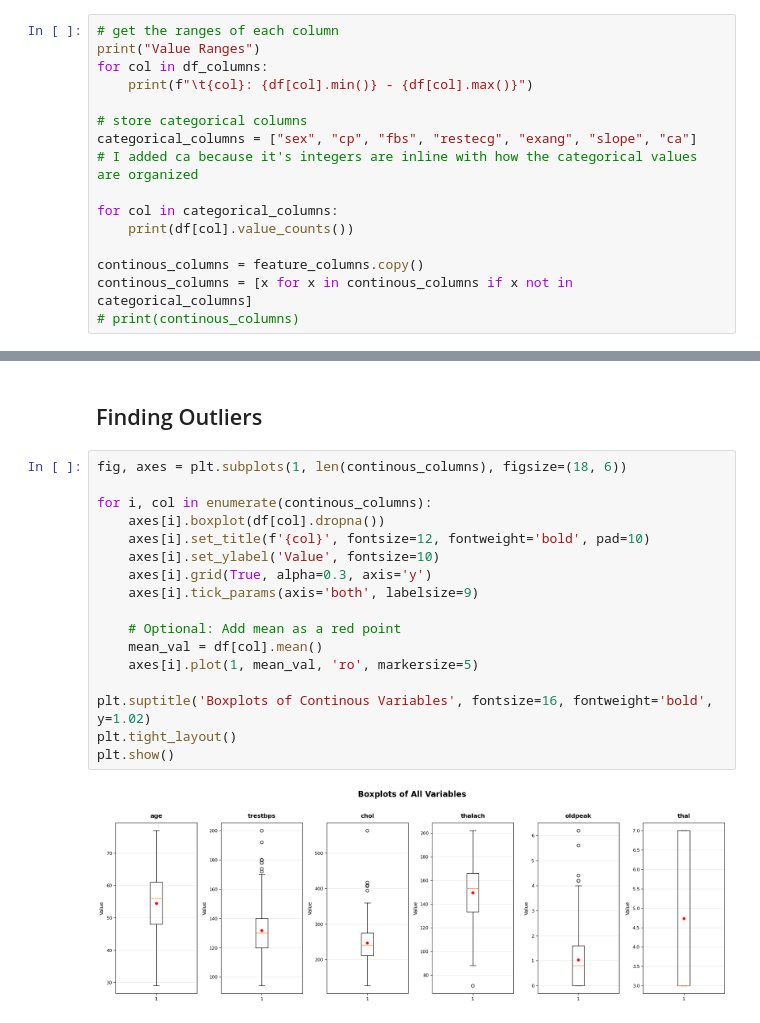
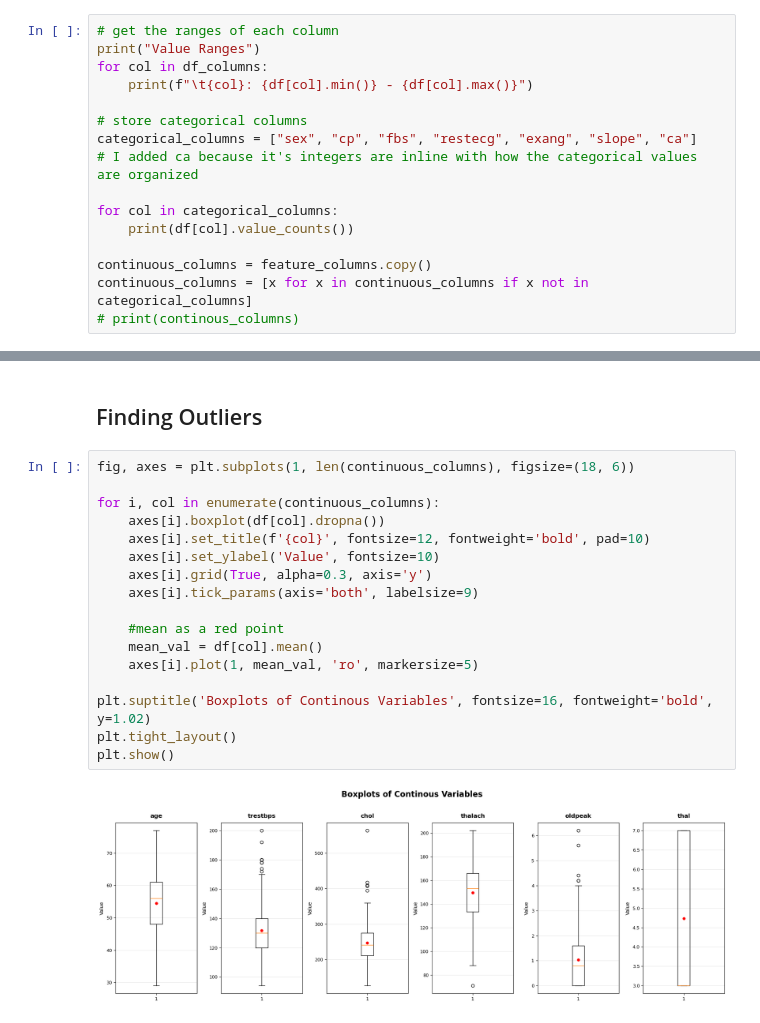
Before and after one commit to luis-jmtz/Heart_Disease_ML_Model_Comparison, a Jupyter notebook: data_cleaning_and_eda.ipynb, the cells around one changed output, grey strips where cells are left out. Cells and saved outputs as stored; diff of their text form.

```diff
--- a/data_cleaning_and_eda.ipynb
+++ b/data_cleaning_and_eda.ipynb
@@ -108,8 +109,8 @@ categorical_columns = ["sex", "cp", "fbs", "restecg", "exang", "slope", "ca"]
 for col in categorical_columns:
     print(df[col].value_counts())
 
-continous_columns = feature_columns.copy()
-continous_columns = [x for x in continous_columns if x not in categorical_columns]
+continuous_columns = feature_columns.copy()
+continuous_columns = [x for x in continuous_columns if x not in categorical_columns]
 # print(continous_columns)
 # %% [output]
 Value Ranges
@@ -188,22 +189,22 @@ I still have to check for outliers, but I believe I will either be able to drop
 # %% [markdown]
 ## Finding Outliers
 # %%
-fig, axes = plt.subplots(1, len(continous_columns), figsize=(18, 6))
+fig, axes = plt.subplots(1, len(continuous_columns), figsize=(18, 6))
 
-for i, col in enumerate(continous_columns):
+for i, col in enumerate(continuous_columns):
     axes[i].boxplot(df[col].dropna())
     axes[i].set_title(f'{col}', fontsize=12, fontweight='bold', pad=10)
     axes[i].set_ylabel('Value', fontsize=10)
     axes[i].grid(True, alpha=0.3, axis='y')
     axes[i].tick_params(axis='both', labelsize=9)
 
-    # Optional: Add mean as a red point
+    #mean as a red point
     mean_val = df[col].mean()
     axes[i].plot(1, mean_val, 'ro', markersize=5)
 
 plt.suptitle('Boxplots of Continous Variables', fontsize=16, fontweight='bold', y=1.02)
 plt.tight_layout()
 plt.show()
 # %% [output]
-[figure, old version]
+[figure, new version]
 # %% [markdown]
```
Also changed, not shown: parts of 12 cells of this notebook.
